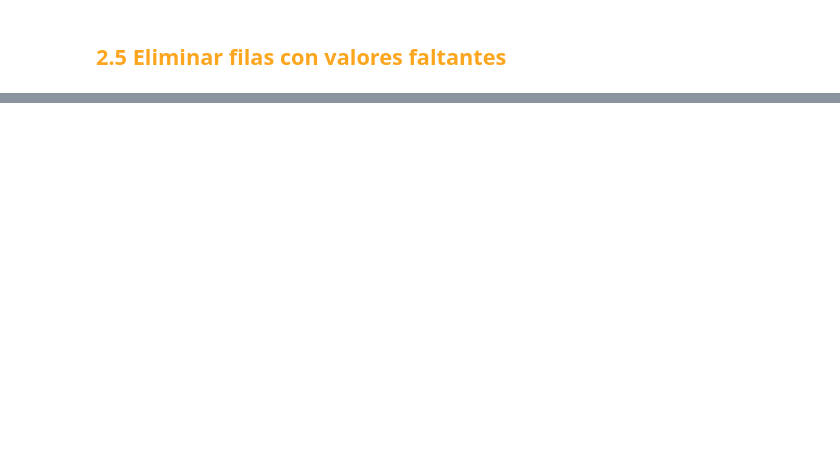
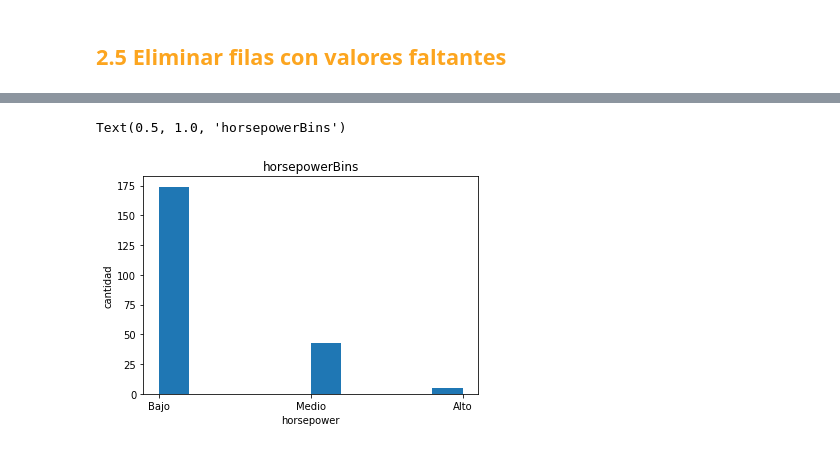
Before and after one commit to scedenod/03C2022_DA, a Jupyter notebook: EDA_AUTOS_3C2022.ipynb, the cells around one changed output, grey strips where cells are left out. Cells and saved outputs as stored; diff of their text form; code cells hidden in the pictures; blank space fills up the shorter version.

```diff
--- a/EDA_AUTOS_3C2022.ipynb
+++ b/EDA_AUTOS_3C2022.ipynb
@@ -390,0 +640,9 @@ Name: price, dtype: int64
+# %%
+plt.pyplot.hist(dfAutos["horsepowerBins"])
+
+plt.pyplot.xlabel("horsepower")
+plt.pyplot.ylabel("cantidad")
+plt.pyplot.title("horsepowerBins")
+# %% [output]
+Text(0.5, 1.0, 'horsepowerBins')
+[figure, added]
```
Also changed, not shown: parts of 36 cells of this notebook.
